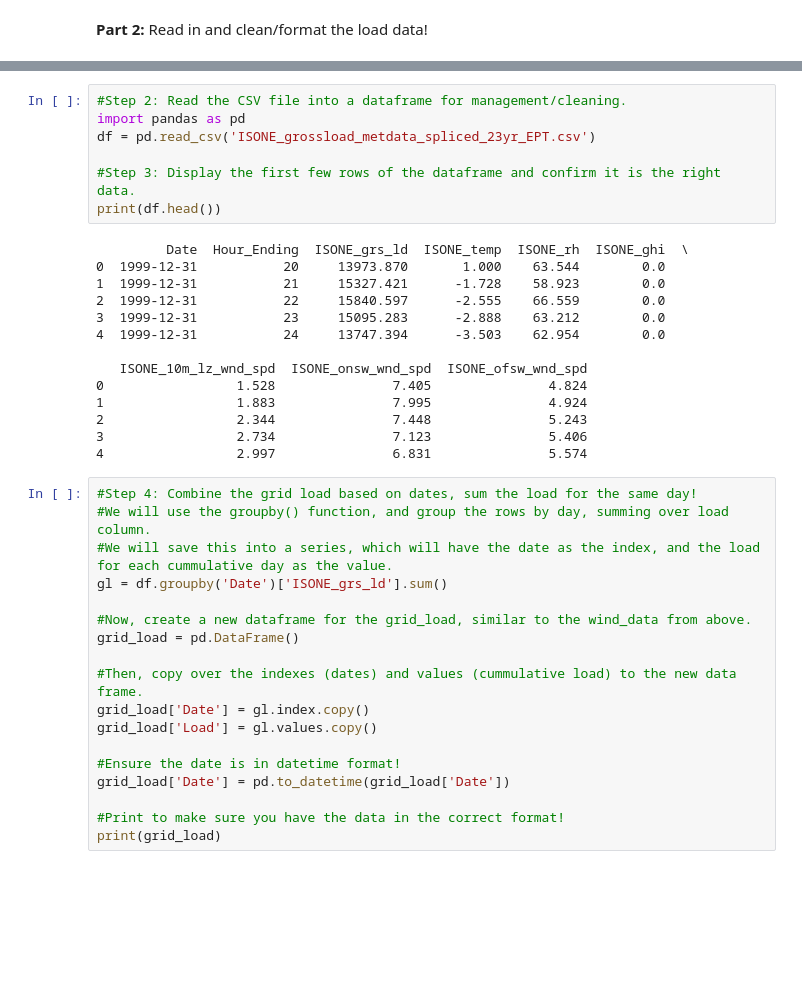
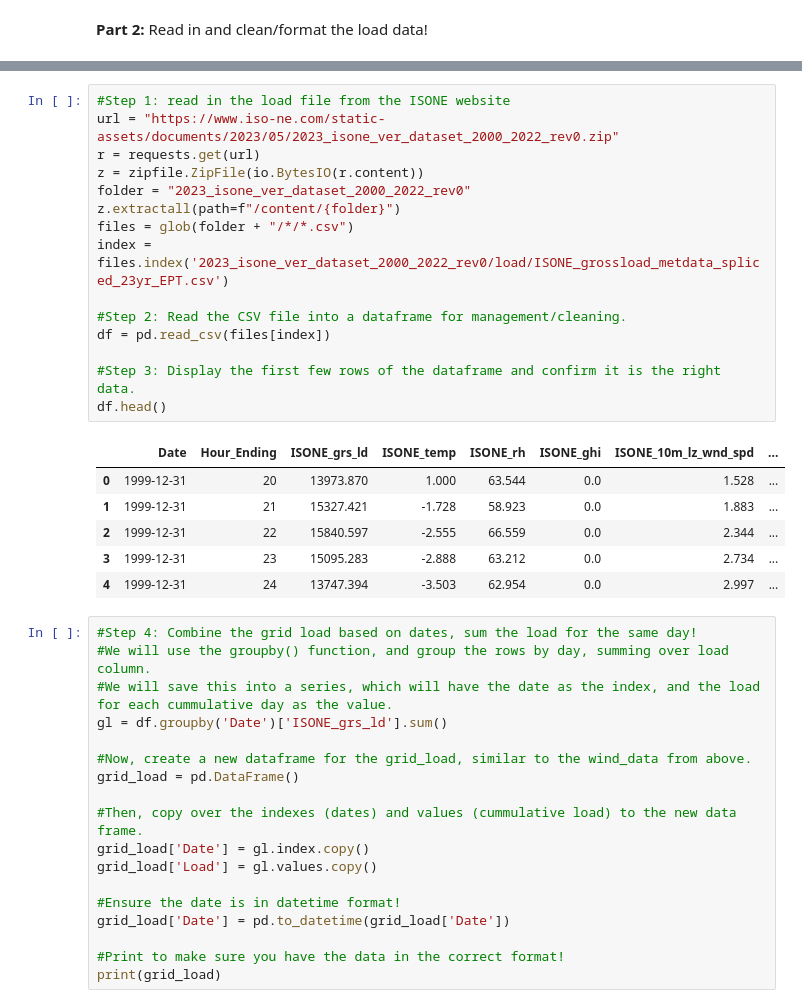
Before and after one commit to jruzekow/osw-analysis, a Jupyter notebook: NOTEBOOK_2_non_winter_OSW_reliability_analysis.ipynb, the cells around one changed output, grey strips where cells are left out. Drawn from its saved outputs; the diff is of its cells as text; blank space fills up the shorter version.

```diff
--- a/NOTEBOOK_2_non_winter_OSW_reliability_analysis.ipynb
+++ b/NOTEBOOK_2_non_winter_OSW_reliability_analysis.ipynb
@@ -93,24 +75,25 @@ Saving ISONE_grossload_metdata_spliced_23yr_EPT.csv to ISONE_grossload_metdata_s
 # %%
+#Step 1: read in the load file from the ISONE website
+url = "https://www.iso-ne.com/static-assets/documents/2023/05/2023_isone_ver_dataset_2000_2022_rev0.zip"
+r = requests.get(url)
+z = zipfile.ZipFile(io.BytesIO(r.content))
+folder = "2023_isone_ver_dataset_2000_2022_rev0"
+z.extractall(path=f"/content/{folder}")
+files = glob(folder + "/*/*.csv")
+index = files.index('2023_isone_ver_dataset_2000_2022_rev0/load/ISONE_grossload_metdata_spliced_23yr_EPT.csv')
+
 #Step 2: Read the CSV file into a dataframe for management/cleaning.
-import pandas as pd
-df = pd.read_csv('ISONE_grossload_metdata_spliced_23yr_EPT.csv')
+df = pd.read_csv(files[index])
 
 #Step 3: Display the first few rows of the dataframe and confirm it is the right data.
-print(df.head())
+df.head()
 # %% [output]
-         Date  Hour_Ending  ISONE_grs_ld  ISONE_temp  ISONE_rh  ISONE_ghi  \
-0  1999-12-31           20     13973.870       1.000    63.544        0.0
-1  1999-12-31           21     15327.421      -1.728    58.923        0.0
-2  1999-12-31           22     15840.597      -2.555    66.559        0.0
-3  1999-12-31           23     15095.283      -2.888    63.212        0.0
-4  1999-12-31           24     13747.394      -3.503    62.954        0.0
-
-   ISONE_10m_lz_wnd_spd  ISONE_onsw_wnd_spd  ISONE_ofsw_wnd_spd
-0                 1.528               7.405               4.824
-1                 1.883               7.995               4.924
-2                 2.344               7.448               5.243
-3                 2.734               7.123               5.406
-4                 2.997               6.831               5.574
+|  | Date | Hour_Ending | ISONE_grs_ld | ISONE_temp | ISONE_rh | ISONE_ghi | ISONE_10m_lz_wnd_spd | ... |
+| 0 | 1999-12-31 | 20 | 13973.870 | 1.000 | 63.544 | 0.0 | 1.528 | ... |
+| 1 | 1999-12-31 | 21 | 15327.421 | -1.728 | 58.923 | 0.0 | 1.883 | ... |
+| 2 | 1999-12-31 | 22 | 15840.597 | -2.555 | 66.559 | 0.0 | 2.344 | ... |
+| 3 | 1999-12-31 | 23 | 15095.283 | -2.888 | 63.212 | 0.0 | 2.734 | ... |
+| 4 | 1999-12-31 | 24 | 13747.394 | -3.503 | 62.954 | 0.0 | 2.997 | ... |
 # %%
 #Step 4: Combine the grid load based on dates, sum the load for the same day!
 #We will use the groupby() function, and group the rows by day, summing over load column.
```
Also changed, not shown: parts of 15 cells of this notebook.
